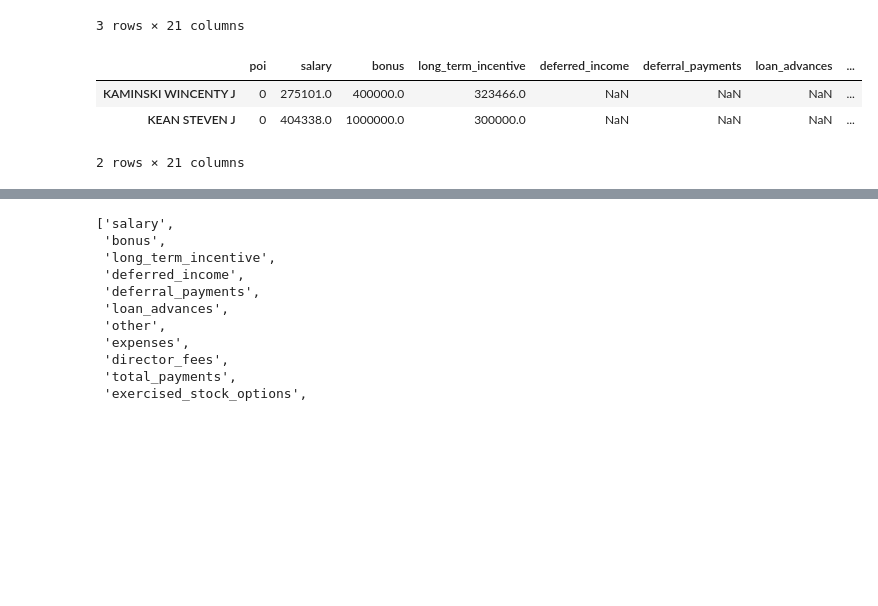
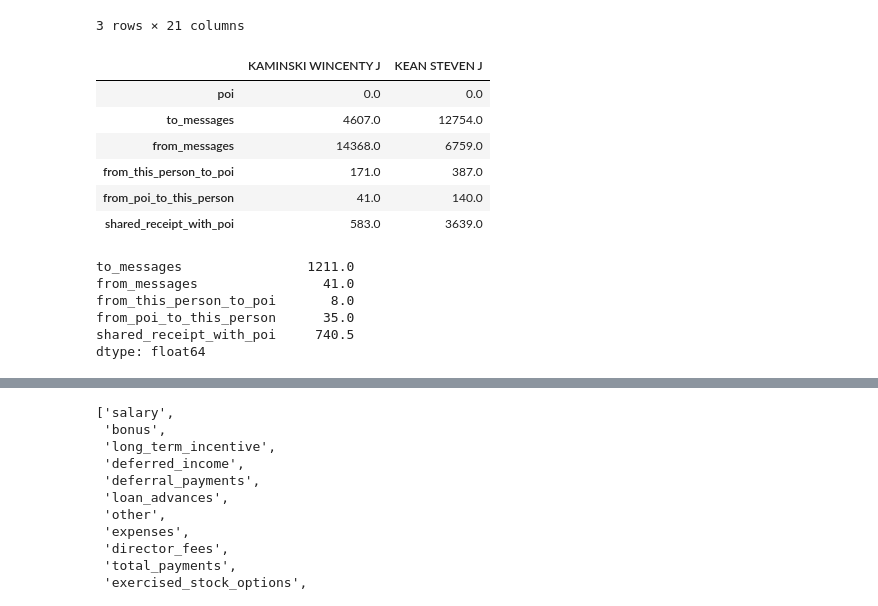
Before and after one commit to micos20/ENRON_fraud-detection, a Jupyter notebook: scripts/poi_id.ipynb, the cells around one changed output, grey strips where cells are left out. Drawn from its saved outputs; the diff is of its cells as text; code cells hidden in the pictures; blank space fills up the shorter version.

```diff
--- a/scripts/poi_id.ipynb
+++ b/scripts/poi_id.ipynb
@@ -410,9 +465,22 @@ data_Frame[ data_Frame['to_messages'] >= 8000 ]
 3 rows × 21 columns
 # %%
 # Checked, Kaminski doesn't look correct. He clearly didn't send 14k mails and just received 4600.
-data_Frame[ data_Frame['from_messages'] >= 5000 ]
+data_Frame[ data_Frame['from_messages'] >= 5000 ][['poi']+mail_features].transpose()
 # %% [output]
-|  | poi | salary | bonus | long_term_incentive | deferred_income | deferral_payments | loan_advances | ... |
-| KAMINSKI WINCENTY J | 0 | 275101.0 | 400000.0 | 323466.0 | NaN | NaN | NaN | ... |
-| KEAN STEVEN J | 0 | 404338.0 | 1000000.0 | 300000.0 | NaN | NaN | NaN | ... |
+|  | KAMINSKI WINCENTY J | KEAN STEVEN J |
+| poi | 0.0 | 0.0 |
+| to_messages | 4607.0 | 12754.0 |
+| from_messages | 14368.0 | 6759.0 |
+| from_this_person_to_poi | 171.0 | 387.0 |
+| from_poi_to_this_person | 41.0 | 140.0 |
+| shared_receipt_with_poi | 583.0 | 3639.0 |
-2 rows × 21 columns
+# %%
+# I'll use median mail values for Kaminski as the current values are not trustworthy to me. Unfortunately I cannot resolve where or how this data was generated.
+data_Frame[mail_features].median()
+# %% [output]
+to_messages                1211.0
+from_messages                41.0
+from_this_person_to_poi       8.0
+from_poi_to_this_person      35.0
+shared_receipt_with_poi     740.5
+dtype: float64
```
Also changed, not shown: parts of 42 cells of this notebook, 7 other files.
